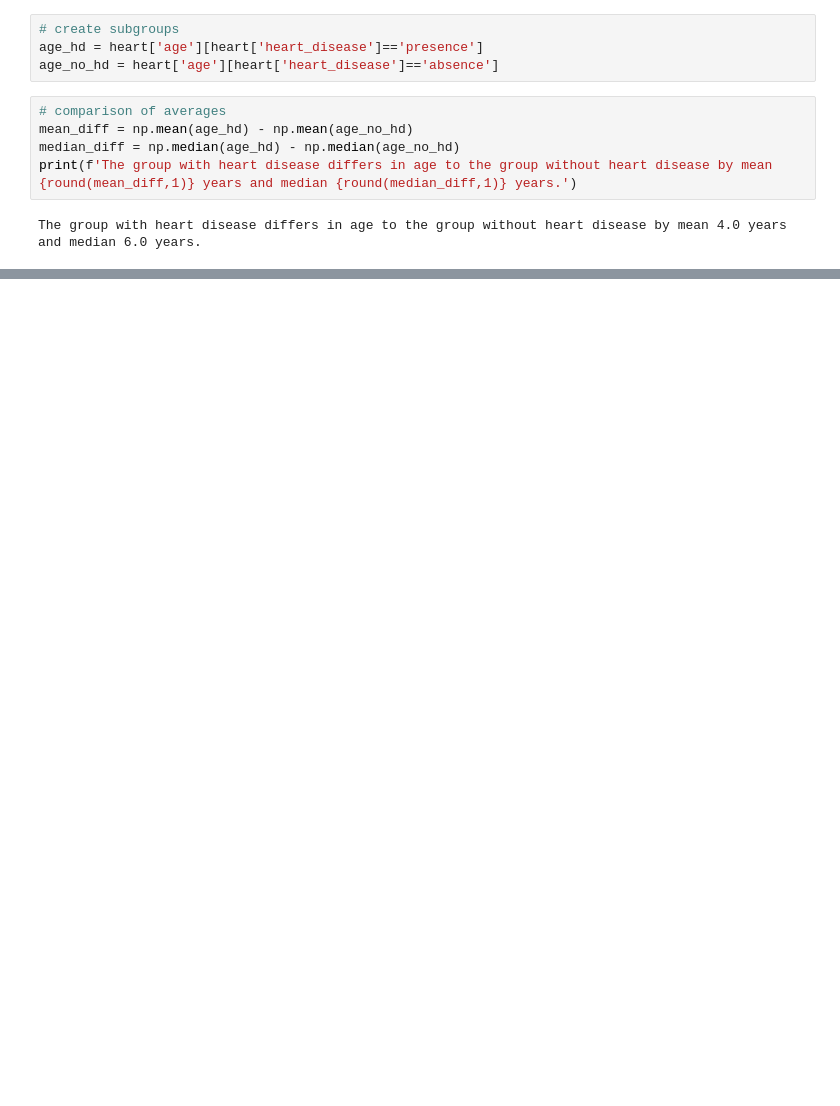
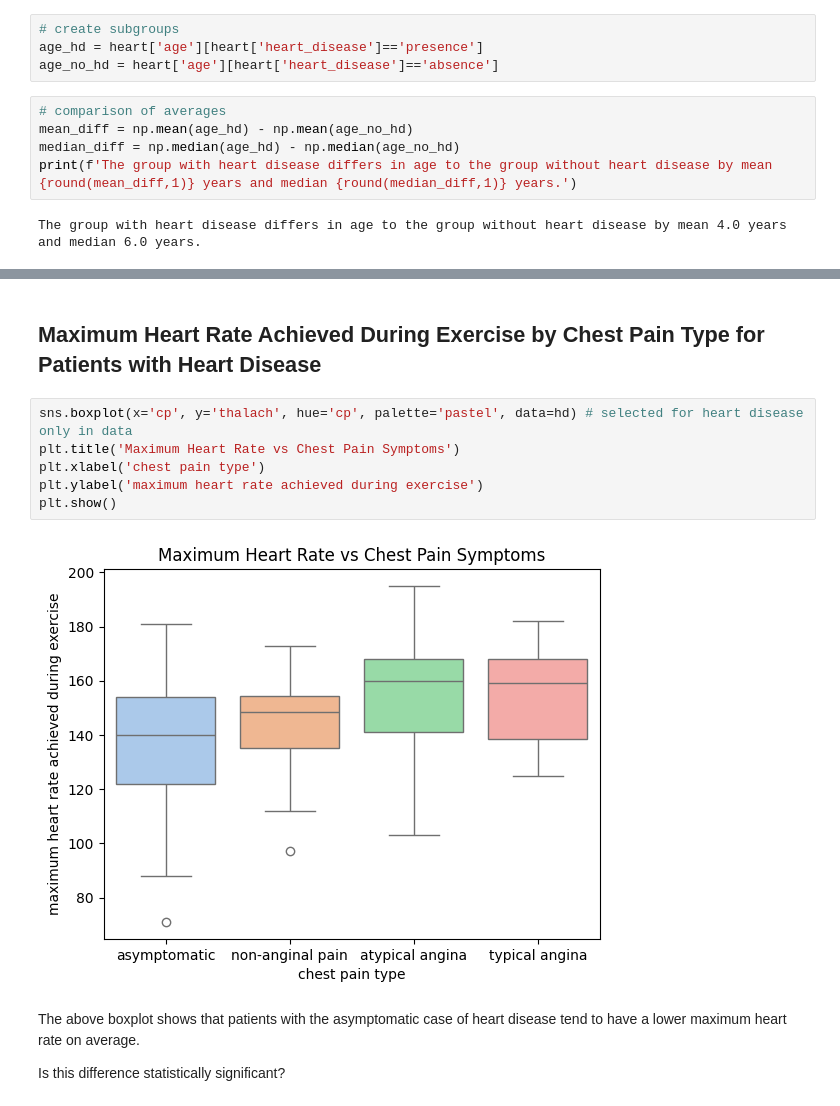
Before and after one commit to elsbethcodes/codecademy-portfolio, a Jupyter notebook: heart-disease/heart_disease_stats_analysis.ipynb, the cells around one changed output, grey strips where cells are left out. Drawn from its saved outputs; the diff is of its cells as text; blank space fills up the shorter version.

```diff
--- a/heart-disease/heart_disease_stats_analysis.ipynb
+++ b/heart-disease/heart_disease_stats_analysis.ipynb
@@ -338,0 +318,14 @@ Thank you for reading my analysis. Please note that although this dataset contai
+# %% [markdown]
+## Maximum Heart Rate Achieved During Exercise by Chest Pain Type for Patients with Heart Disease
+# %%
+sns.boxplot(x='cp', y='thalach', hue='cp', palette='pastel', data=hd) # selected for heart disease only in data
+plt.title('Maximum Heart Rate vs Chest Pain Symptoms')
+plt.xlabel('chest pain type')
+plt.ylabel('maximum heart rate achieved during exercise')
+plt.show()
+# %% [output]
+[figure, added]
+# %% [markdown]
+The above boxplot shows that patients with the asymptomatic case of heart disease tend to have a lower maximum heart rate on average.
+
+Is this difference statistically significant?
```
Also changed, not shown: parts of 50 cells of this notebook.
